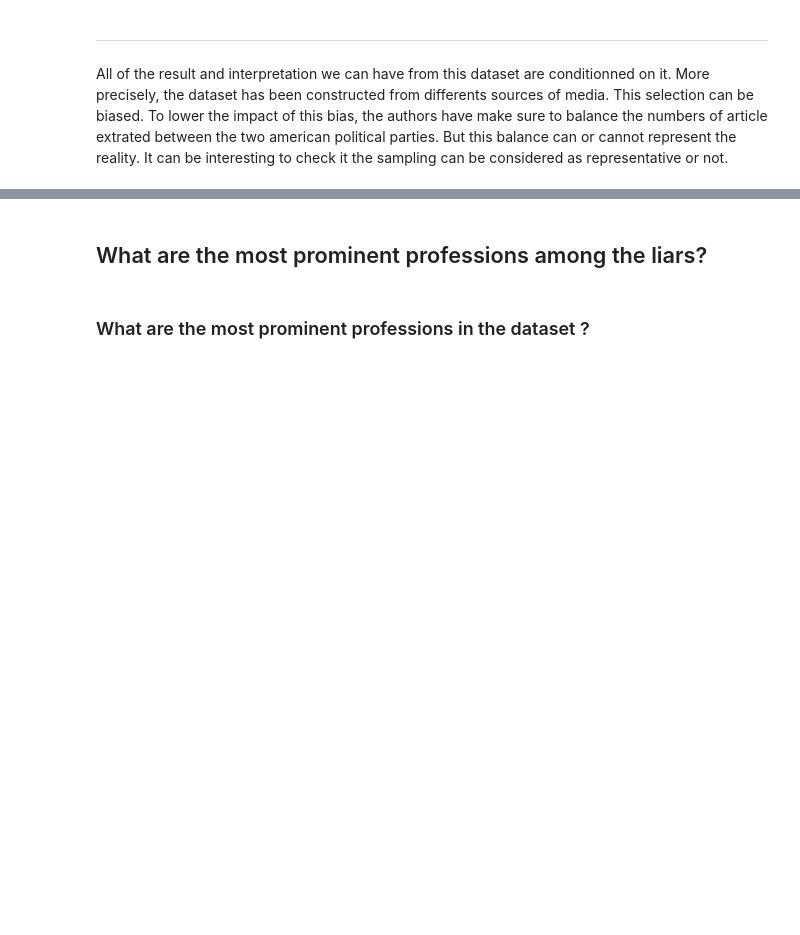
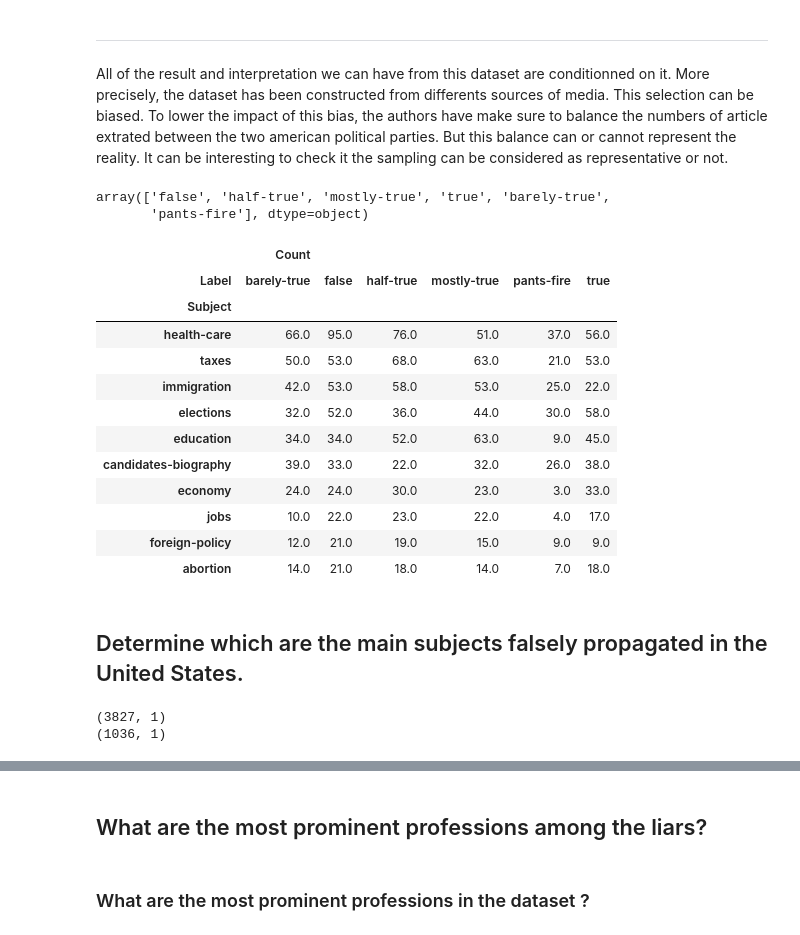
Before and after one commit to nicolasFontbonne/ADA-FakeNews, a Jupyter notebook: main_analysis.ipynb, the cells around one changed output, grey strips where cells are left out. Cells and saved outputs as stored; diff of their text form; code cells hidden in the pictures; blank space fills up the shorter version.

Commit message:
Subject

```diff
--- a/main_analysis.ipynb
+++ b/main_analysis.ipynb
@@ -69,0 +87,29 @@ All of the result and interpretation we can have from this dataset are condition
+# %%
+liar_df['Label'].unique()
+# %% [output]
+array(['false', 'half-true', 'mostly-true', 'true', 'barely-true',
+       'pants-fire'], dtype=object)
+# %%
+df = liar_df[[col, "ID", "Label"]]
+df.columns = [col, "Count", "Label"]
+col_subject = df.groupby([col, "Label"]).count()[["Count"]]
+col_subject = col_subject.unstack('Label')
+col_subject = col_subject.fillna(0)
+col_subject = col_subject.sort_values(by=[('Count', 'false')], ascending = False)
+col_subject.head(10)
+# %% [output]
+|  | Count |  |  |  |  |  |
+| Label | barely-true | false | half-true | mostly-true | pants-fire | true |
+| Subject |  |  |  |  |  |  |
+| health-care | 66.0 | 95.0 | 76.0 | 51.0 | 37.0 | 56.0 |
+| taxes | 50.0 | 53.0 | 68.0 | 63.0 | 21.0 | 53.0 |
+| immigration | 42.0 | 53.0 | 58.0 | 53.0 | 25.0 | 22.0 |
+| elections | 32.0 | 52.0 | 36.0 | 44.0 | 30.0 | 58.0 |
+| education | 34.0 | 34.0 | 52.0 | 63.0 | 9.0 | 45.0 |
+| candidates-biography | 39.0 | 33.0 | 22.0 | 32.0 | 26.0 | 38.0 |
+| economy | 24.0 | 24.0 | 30.0 | 23.0 | 3.0 | 33.0 |
+| jobs | 10.0 | 22.0 | 23.0 | 22.0 | 4.0 | 17.0 |
+| foreign-policy | 12.0 | 21.0 | 19.0 | 15.0 | 9.0 | 9.0 |
+| abortion | 14.0 | 21.0 | 18.0 | 14.0 | 7.0 | 18.0 |
+# %% [markdown]
+## Determine which are the main subjects falsely propagated in the United States.
@@ -69,0 +126,6 @@ All of the result and interpretation we can have from this dataset are condition
+# %%
+print(subject.shape)
+print(subject_lie.shape)
+# %% [output]
+(3827, 1)
+(1036, 1)
```
Also changed, not shown: parts of 12 cells of this notebook.
